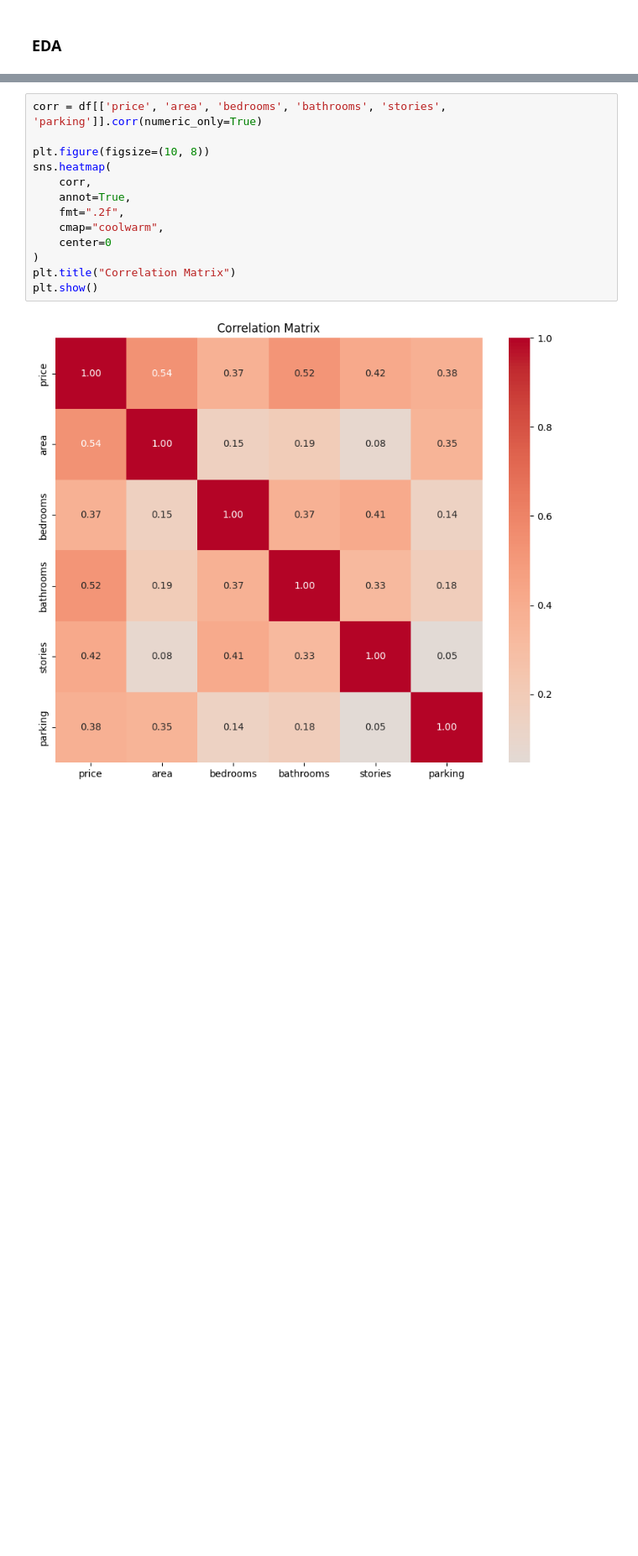
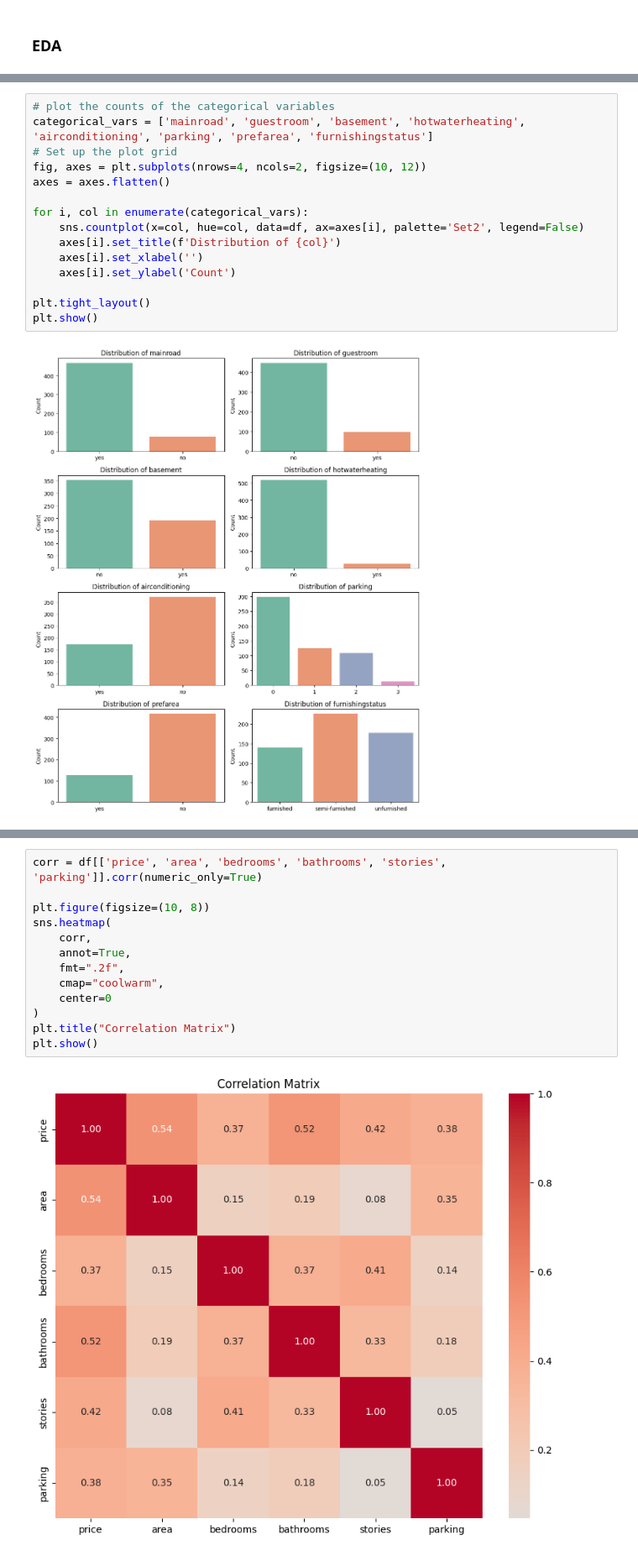
Before and after one commit to syarney3/data_science_projects, a Jupyter notebook: housing_price_prediction/train_models.ipynb, the cells around one changed output, grey strips where cells are left out. Shown at 84% size. Drawn from its saved outputs; the diff is of its cells as text; blank space fills up the shorter version.

```diff
--- a/housing_price_prediction/train_models.ipynb
+++ b/housing_price_prediction/train_models.ipynb
@@ -44,0 +76,17 @@ df.describe()
+# %%
+# plot the counts of the categorical variables
+categorical_vars = ['mainroad', 'guestroom', 'basement', 'hotwaterheating', 'airconditioning', 'parking', 'prefarea', 'furnishingstatus']
+# Set up the plot grid
+fig, axes = plt.subplots(nrows=4, ncols=2, figsize=(10, 12))
+axes = axes.flatten()
+
+for i, col in enumerate(categorical_vars):
+    sns.countplot(x=col, hue=col, data=df, ax=axes[i], palette='Set2', legend=False)
+    axes[i].set_title(f'Distribution of {col}')
+    axes[i].set_xlabel('')
+    axes[i].set_ylabel('Count')
+
+plt.tight_layout()
+plt.show()
+# %% [output]
+[figure, added]
```
Also changed, not shown: parts of 25 cells of this notebook.
